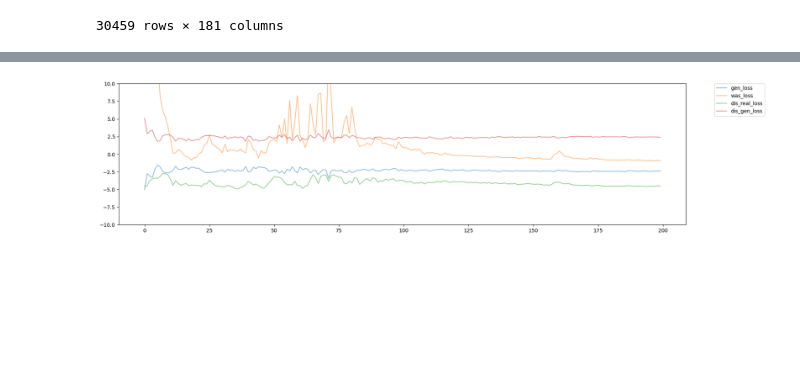
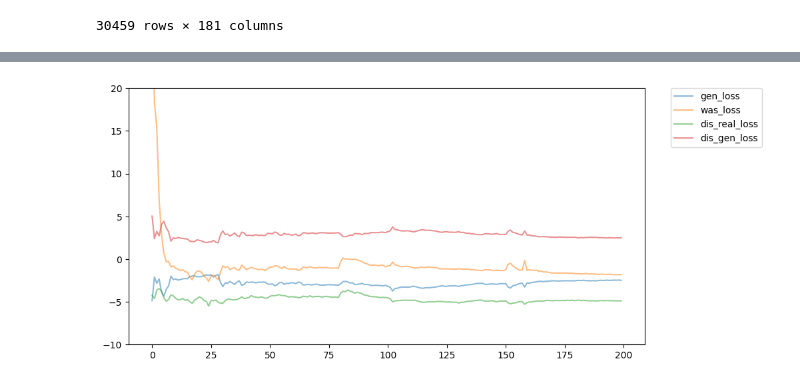
Before and after one commit to msHongGit/SFT_2023, a Jupyter notebook: GAN_study/CWGAN_test_new_scaled.ipynb, the cells around one changed output, grey strips where cells are left out. Cells and saved outputs as stored; diff of their text form; code cells hidden in the pictures; blank space fills up the shorter version.

```diff
--- a/GAN_study/CWGAN_test_new_scaled.ipynb
+++ b/GAN_study/CWGAN_test_new_scaled.ipynb
@@ -205,8 +205,8 @@ class DenseBlock(nn.Module):
     def __init__(self, in_dim, out_dim):
         super(DenseBlock, self).__init__()
         self.dense = nn.Linear(in_dim, out_dim)
-        self.leRelu = nn.LeakyReLU(0.2)
-        # self.leRelu = nn.LeakyReLU(0.2, inplace=True)
+        # self.leRelu = nn.LeakyReLU(0.2)
+        self.leRelu = nn.LeakyReLU(0.2, inplace=True)
 
     def forward(self, x):
         return self.leRelu(self.dense(x))
@@ -219,17 +219,17 @@ class Discriminator(nn.Module):
         self.linear1 = DenseBlock(input_size + condition_size, 512)
         self.linear2 = DenseBlock(512, 128)
         self.linear3 = DenseBlock(128, 32)
-        self.linear4 = DenseBlock(32, 8)
-        self.linear5 = nn.Linear(8, 1)
+        self.linear4 = nn.Linear(32, 1)
         self.dout = nn.Dropout(0.1)
         self.sigmoid = nn.Sigmoid()
 
     def forward(self, x):
-        x = self.dout(self.linear1(x))
-        x = self.dout(self.linear2(x))
-        x = self.dout(self.linear3(x))
-        x = self.dout(self.linear4(x))
-        x = self.linear5(x)
+        # x = self.dout(self.linear1(x))
+        # x = self.dout(self.linear2(x))
+        x = self.linear1(x)
+        x = self.linear2(x)
+        x = self.linear3(x)
+        x = self.linear4(x)
         return self.sigmoid(x)
 
 # Generator 모델 정의
@@ -237,12 +237,12 @@ class Generator(nn.Module):
     def __init__(self, noise_size, output_size, condition_size):
         super(Generator, self).__init__()
 
-        self.linear1 = DenseBlock(noise_size + condition_size, 256)
-        self.linear2 = DenseBlock(256, 64)
-        self.linear3 = DenseBlock(64, 16)
-        self.linear4 = DenseBlock(16, 64)
-        self.linear5 = DenseBlock(64, 256)
-        self.linear6 = nn.Linear(256, output_size)
+        self.linear1 = DenseBlock(noise_size + condition_size, 128)
+        self.linear2 = DenseBlock(128, 32)
+        self.linear3 = DenseBlock(32, 128)
+        self.linear4 = DenseBlock(128, 256)
+        self.linear5 = DenseBlock(256, 512)
+        self.linear6 = nn.Linear(512, output_size)
         self.tanh = nn.Tanh()
 
     def forward(self, x):
@@ -566,18 +566,18 @@ Epoch: 190 Loss D.: 6.97511, Loss G.: -2.43914, Loss W.: -0.85430, Real acc D.:
 # %%
 from matplotlib import pyplot as plt
 
 sIdx = 0
-plt.figure(figsize=(20,5))
+plt.figure(figsize=(10, 5))
 plt.plot(gen_loss_trace[sIdx:], label='gen_loss', alpha=0.5)
 plt.plot(was_loss_trace[sIdx:], label='was_loss', alpha=0.5)
 plt.plot(dis_real_loss_trace[sIdx:], label='dis_real_loss', alpha=0.5)
 plt.plot(dis_fake_loss_trace[sIdx:], label='dis_gen_loss', alpha=0.5)
-plt.ylim(-10,10)
+plt.ylim(-10,20)
 plt.legend(bbox_to_anchor=(1.05, 1), loc=2, borderaxespad=0.)
 
 plt.show()
 # %% [output]
-[figure, old version]
+[figure, new version]
 # %%
 from matplotlib import pyplot as plt
 
```
Also changed, not shown: parts of 4 cells of this notebook, 3 other files.
